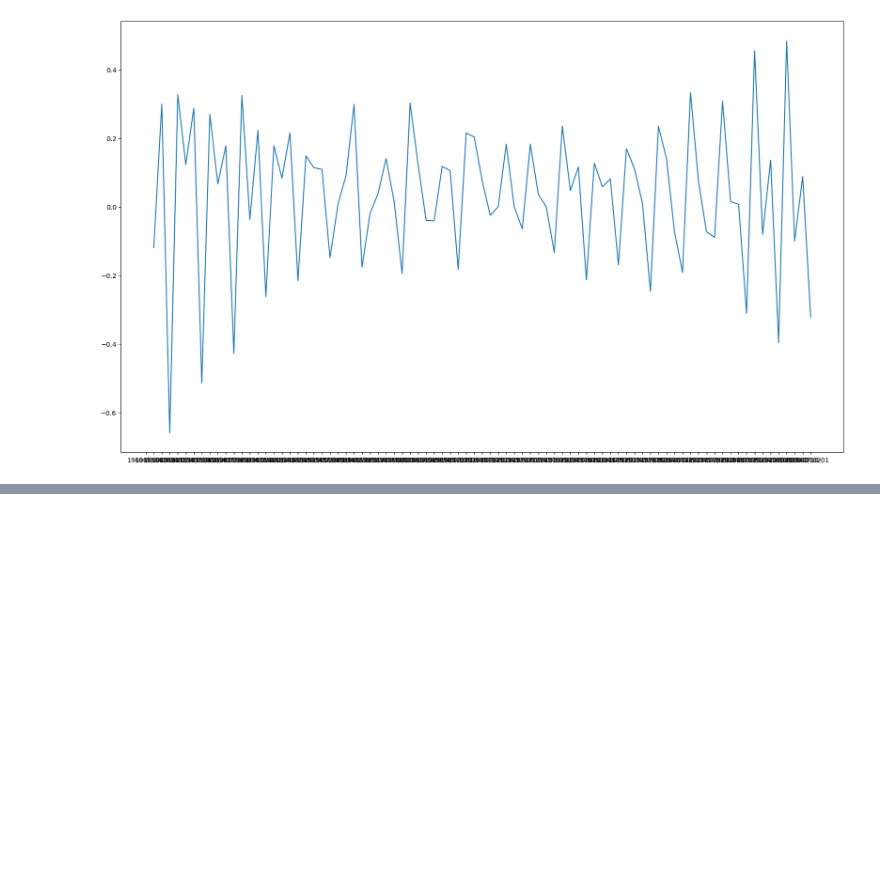
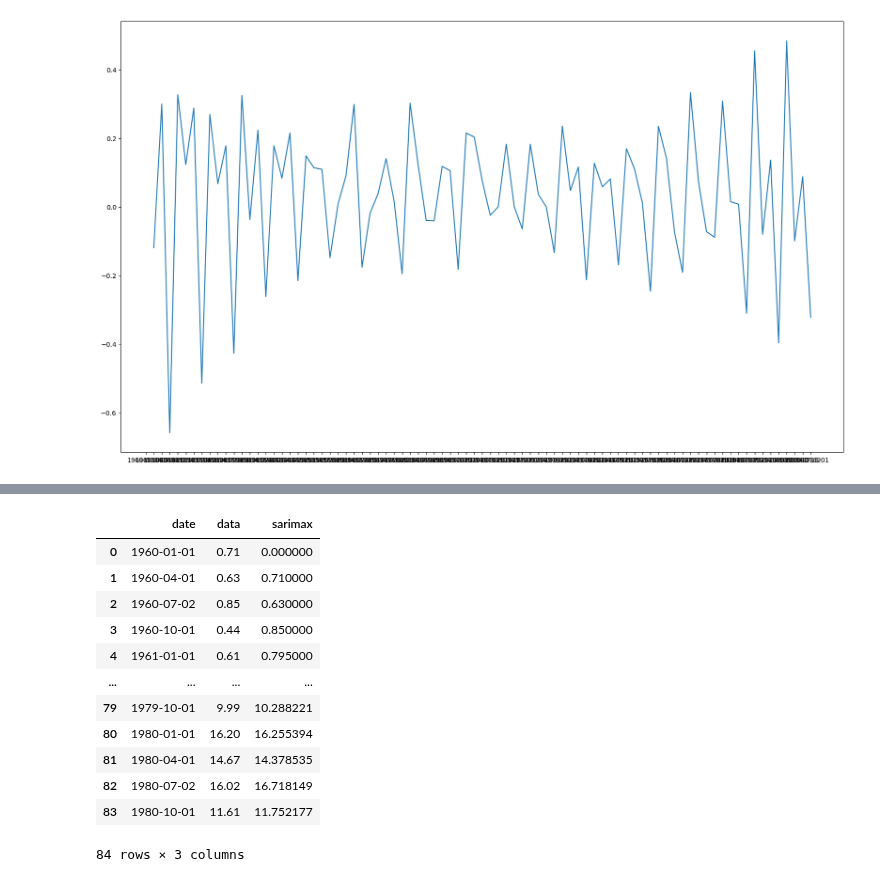
Before and after one commit to najibifar/Data_Analysis, a Jupyter notebook: Modling/Classification/TimeSeries001.ipynb, the cells around one changed output, grey strips where cells are left out. Saved outputs shown, nothing was run; the diff lists cells and outputs as text; code cells hidden in the pictures; blank space fills up the shorter version.

```diff
--- a/Modling/Classification/TimeSeries001.ipynb
+++ b/Modling/Classification/TimeSeries001.ipynb
@@ -77,0 +171,16 @@ data =
+# %%
+data2
+# %% [output]
+|  | date | data | sarimax |
+| 0 | 1960-01-01 | 0.71 | 0.000000 |
+| 1 | 1960-04-01 | 0.63 | 0.710000 |
+| 2 | 1960-07-02 | 0.85 | 0.630000 |
+| 3 | 1960-10-01 | 0.44 | 0.850000 |
+| 4 | 1961-01-01 | 0.61 | 0.795000 |
+| ... | ... | ... | ... |
+| 79 | 1979-10-01 | 9.99 | 10.288221 |
+| 80 | 1980-01-01 | 16.20 | 16.255394 |
+| 81 | 1980-04-01 | 14.67 | 14.378535 |
+| 82 | 1980-07-02 | 16.02 | 16.718149 |
+| 83 | 1980-10-01 | 11.61 | 11.752177 |
+84 rows × 3 columns
```
Also changed, not shown: parts of 12 cells of this notebook.
